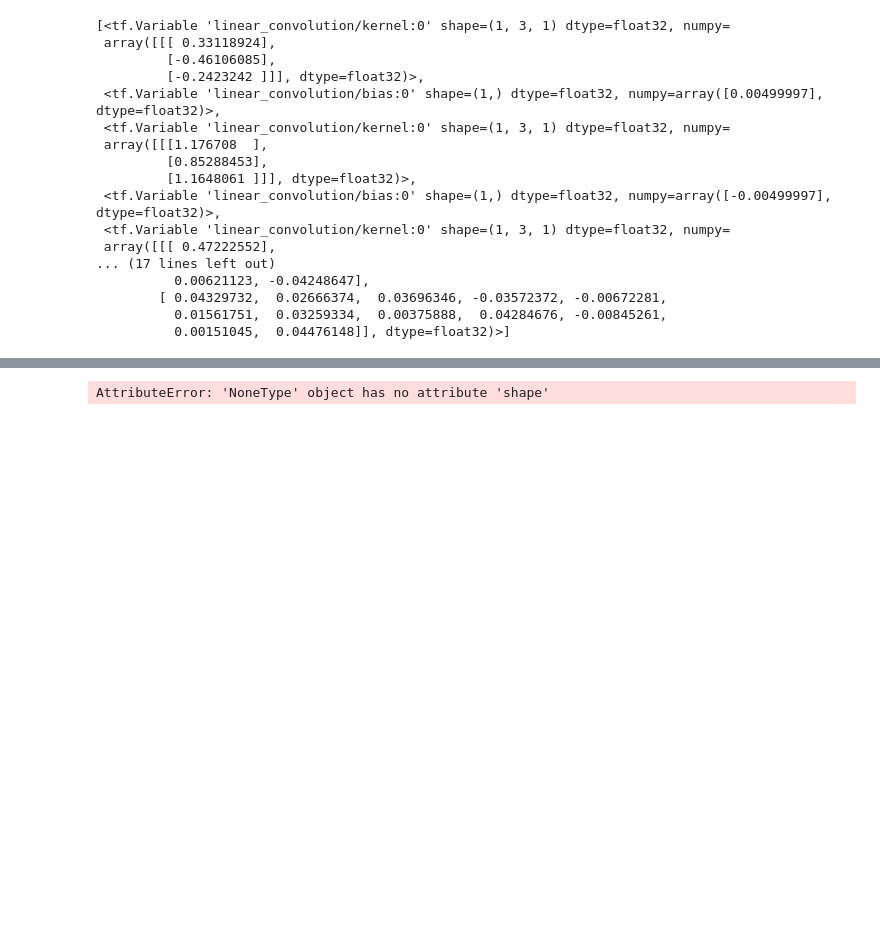
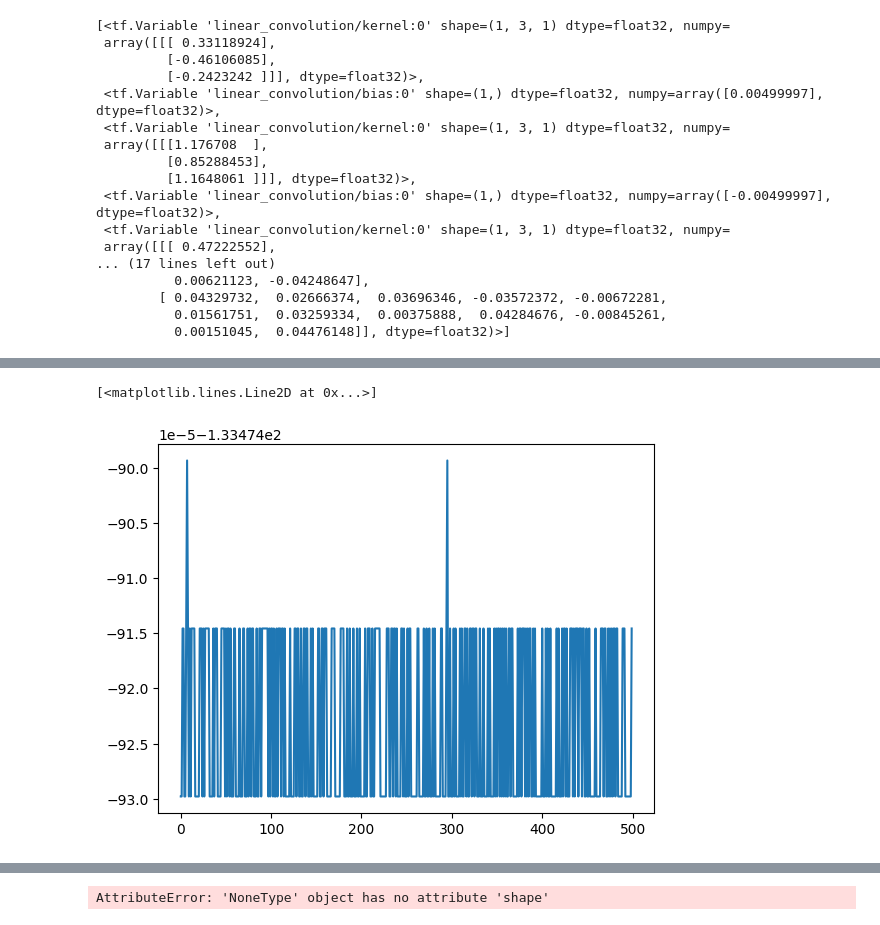
Before and after one commit to kheuton/prob_diff_topk, a Jupyter notebook: ScuffedButWorkingScoreFunc.ipynb, the cells around one changed output, grey strips where cells are left out. Cells and saved outputs as stored; diff of their text form; code cells hidden in the pictures; blank space fills up the shorter version.

```diff
--- a/ScuffedButWorkingScoreFunc.ipynb
+++ b/ScuffedButWorkingScoreFunc.ipynb
@@ -179,3 +285,8 @@ plt.plot(losses['train']['loss'])
+# %%
+plt.plot(losses['train']['nll'])
+# %% [output]
+[<matplotlib.lines.Line2D at 0x...>]
+[figure, added]
 # %%
 # The lowercase "p" signifies that these are lists of length P, P = number of trainable variables
 jacobian_pMBS = jacobian_tape.jacobian(sample_log_probs_MBS, model.trainable_weights)
```
Also changed, not shown: parts of 18 cells of this notebook, 2 other files.
